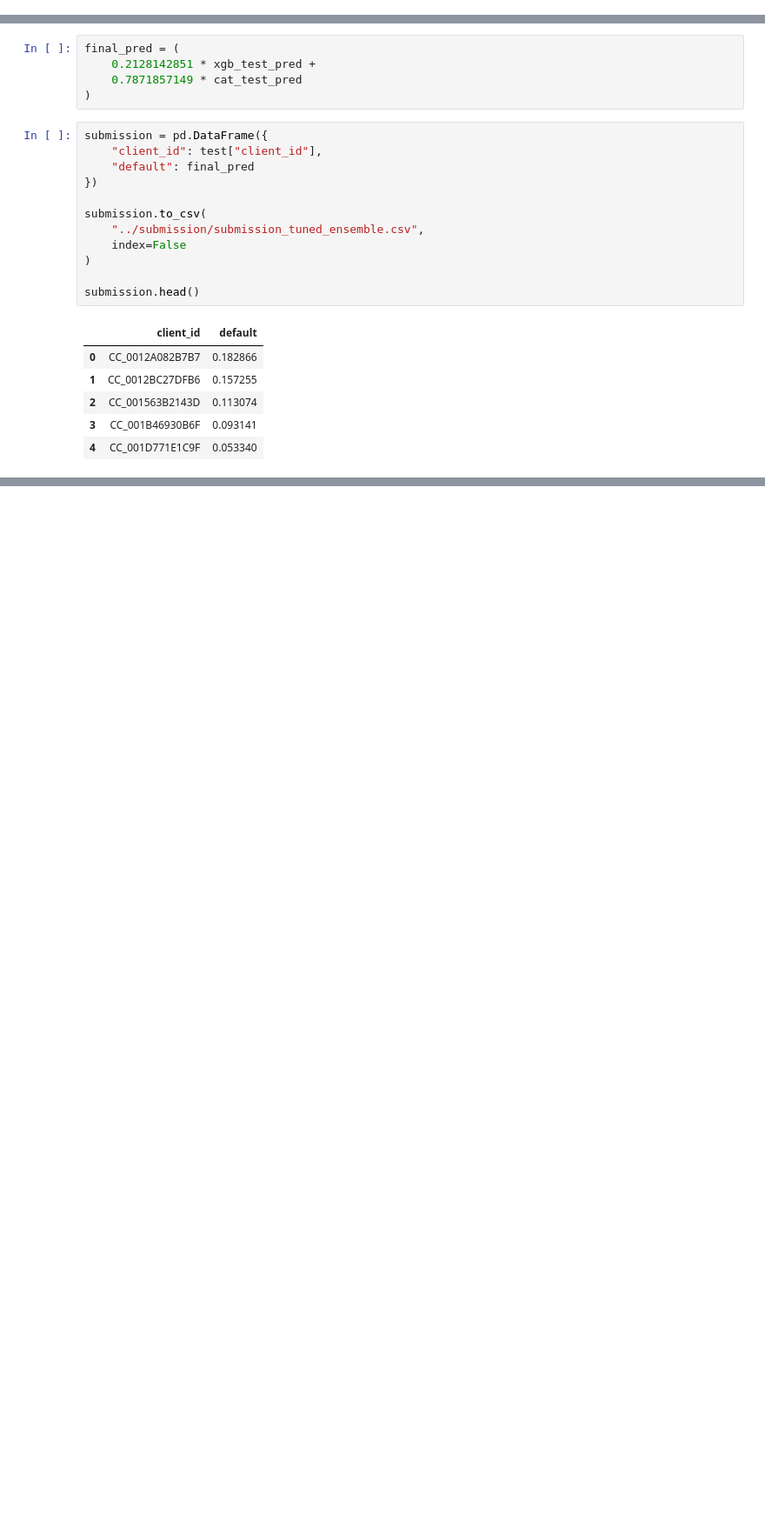
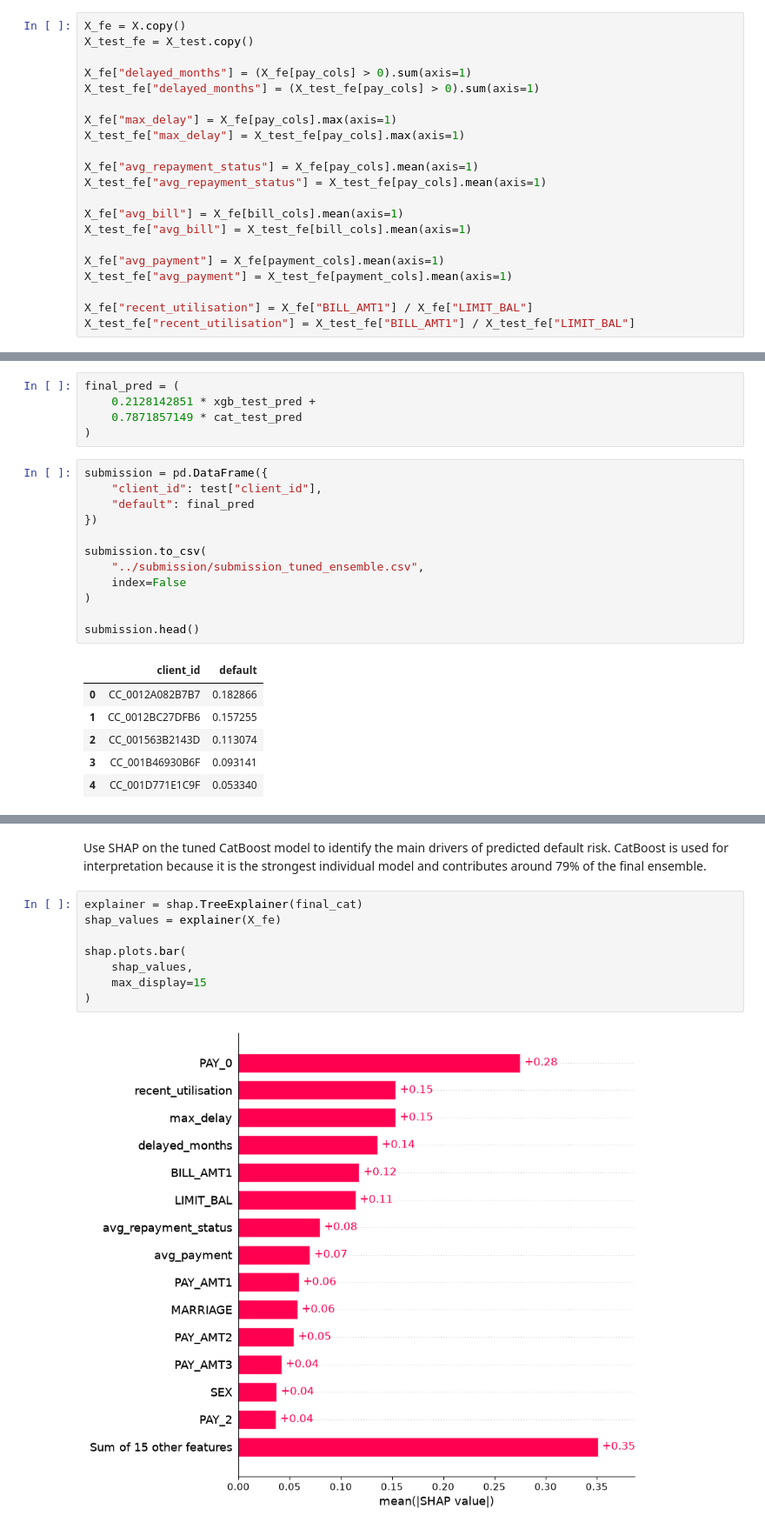
Before and after one commit to fishdynasty/inter-uni-FourCast, a Jupyter notebook: notebook/Modelling.ipynb, the cells around one changed output, grey strips where cells are left out. Shown at 87% size. Drawn from its saved outputs; the diff is of its cells as text; blank space fills up the shorter version.

```diff
--- a/notebook/Modelling.ipynb
+++ b/notebook/Modelling.ipynb
@@ -306,3 +255,24 @@ Standard Deviation: 0.006383432178775376
+# %%
+X_fe = X.copy()
+X_test_fe = X_test.copy()
+
+X_fe["delayed_months"] = (X_fe[pay_cols] > 0).sum(axis=1)
+X_test_fe["delayed_months"] = (X_test_fe[pay_cols] > 0).sum(axis=1)
+
+X_fe["max_delay"] = X_fe[pay_cols].max(axis=1)
+X_test_fe["max_delay"] = X_test_fe[pay_cols].max(axis=1)
+
+X_fe["avg_repayment_status"] = X_fe[pay_cols].mean(axis=1)
+X_test_fe["avg_repayment_status"] = X_test_fe[pay_cols].mean(axis=1)
+
+X_fe["avg_bill"] = X_fe[bill_cols].mean(axis=1)
+X_test_fe["avg_bill"] = X_test_fe[bill_cols].mean(axis=1)
+
+X_fe["avg_payment"] = X_fe[payment_cols].mean(axis=1)
+X_test_fe["avg_payment"] = X_test_fe[payment_cols].mean(axis=1)
+
+X_fe["recent_utilisation"] = X_fe["BILL_AMT1"] / X_fe["LIMIT_BAL"]
+X_test_fe["recent_utilisation"] = X_test_fe["BILL_AMT1"] / X_test_fe["LIMIT_BAL"]
 # %%
 xgb_fe_scores = -cross_val_score(
     xgb_model,
@@ -773,0 +790,13 @@ submission.head()
+# %% [markdown]
+Use SHAP on the tuned CatBoost model to identify the main drivers of predicted default risk.
+CatBoost is used for interpretation because it is the strongest individual model and contributes around 79% of the final ensemble.
+# %%
+explainer = shap.TreeExplainer(final_cat)
+shap_values = explainer(X_fe)
+
+shap.plots.bar(
+    shap_values,
+    max_display=15
+)
+# %% [output]
+[figure, added]
```
Also changed, not shown: parts of 37 cells of this notebook, 3 other files.
